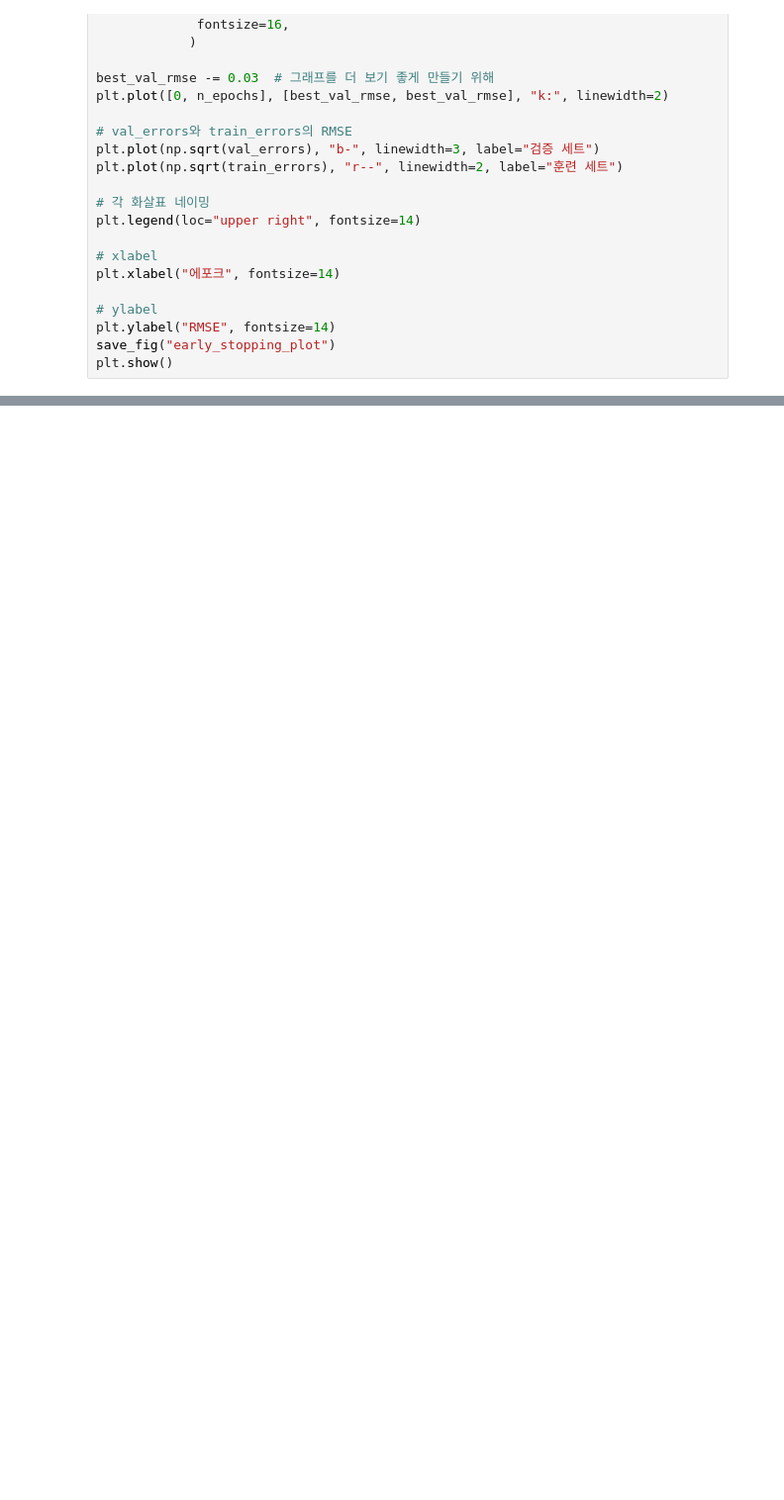
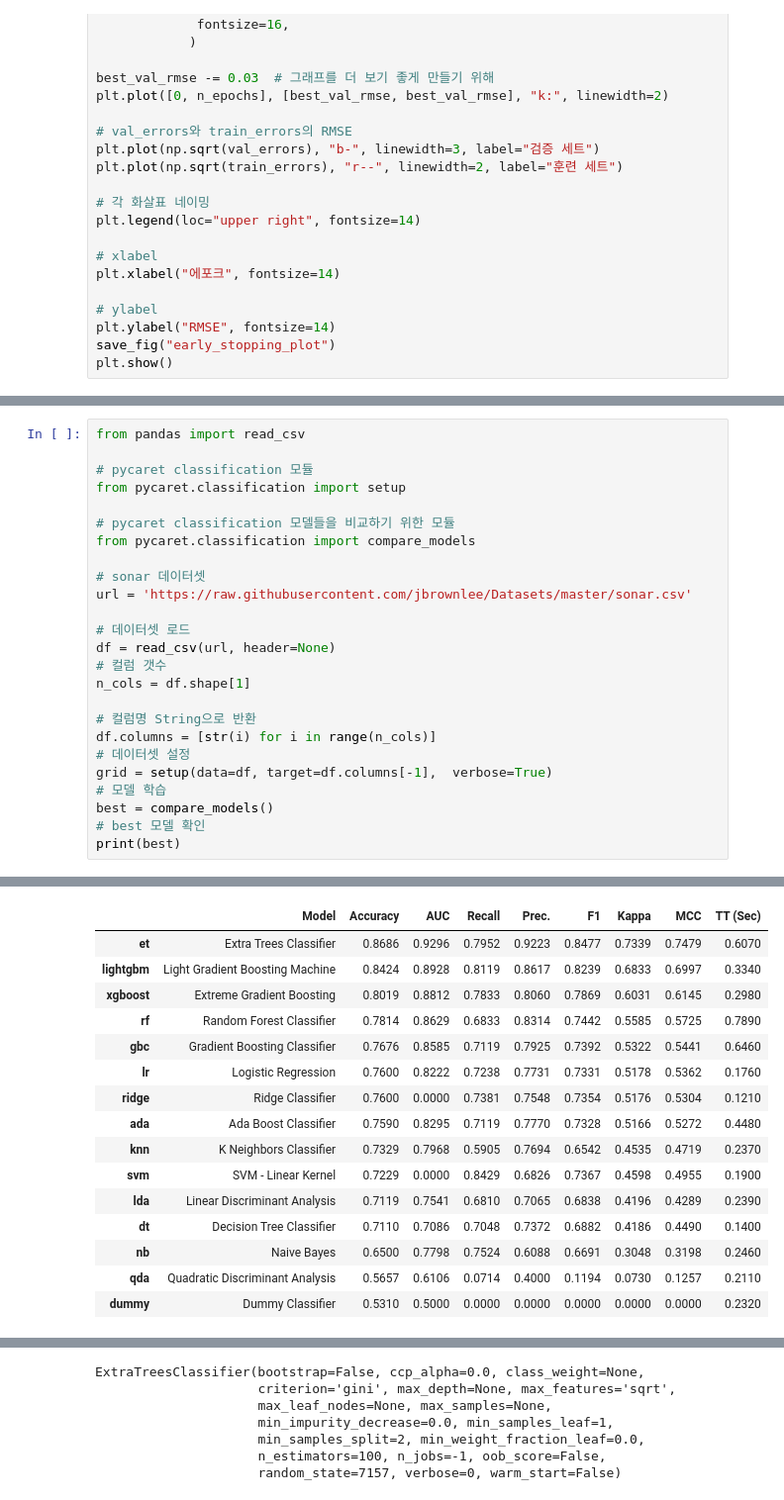
Before and after one commit to Hanbooyo/ML_lecture, a Jupyter notebook: ML_sample.ipynb, the cells around one changed output, grey strips where cells are left out. Shown at 99% size. Saved outputs shown, nothing was run; the diff lists cells and outputs as text; blank space fills up the shorter version.

```diff
--- a/ML_sample.ipynb
+++ b/ML_sample.ipynb
@@ -249,0 +1019,26 @@ plt.show()
+# %%
+from pandas import read_csv
+
+# pycaret classification 모듈
+from pycaret.classification import setup
+
+# pycaret classification 모델들을 비교하기 위한 모듈
+from pycaret.classification import compare_models
+
+# sonar 데이터셋
+url = 'https://raw.githubusercontent.com/jbrownlee/Datasets/master/sonar.csv'
+
+# 데이터셋 로드
+df = read_csv(url, header=None)
+# 컬럼 갯수
+n_cols = df.shape[1]
+
+# 컬럼명 String으로 반환
+df.columns = [str(i) for i in range(n_cols)]
+# 데이터셋 설정
+grid = setup(data=df, target=df.columns[-1],  verbose=True)
+# 모델 학습
+best = compare_models()
+# best 모델 확인
+print(best)
+# %% [output]
@@ -249,0 +1063,16 @@ plt.show()
+|  | Model | Accuracy | AUC | Recall | Prec. | F1 | Kappa | MCC | TT (Sec) |
+| et | Extra Trees Classifier | 0.8686 | 0.9296 | 0.7952 | 0.9223 | 0.8477 | 0.7339 | 0.7479 | 0.6070 |
+| lightgbm | Light Gradient Boosting Machine | 0.8424 | 0.8928 | 0.8119 | 0.8617 | 0.8239 | 0.6833 | 0.6997 | 0.3340 |
+| xgboost | Extreme Gradient Boosting | 0.8019 | 0.8812 | 0.7833 | 0.8060 | 0.7869 | 0.6031 | 0.6145 | 0.2980 |
+| rf | Random Forest Classifier | 0.7814 | 0.8629 | 0.6833 | 0.8314 | 0.7442 | 0.5585 | 0.5725 | 0.7890 |
+| gbc | Gradient Boosting Classifier | 0.7676 | 0.8585 | 0.7119 | 0.7925 | 0.7392 | 0.5322 | 0.5441 | 0.6460 |
+| lr | Logistic Regression | 0.7600 | 0.8222 | 0.7238 | 0.7731 | 0.7331 | 0.5178 | 0.5362 | 0.1760 |
+| ridge | Ridge Classifier | 0.7600 | 0.0000 | 0.7381 | 0.7548 | 0.7354 | 0.5176 | 0.5304 | 0.1210 |
+| ada | Ada Boost Classifier | 0.7590 | 0.8295 | 0.7119 | 0.7770 | 0.7328 | 0.5166 | 0.5272 | 0.4480 |
+| knn | K Neighbors Classifier | 0.7329 | 0.7968 | 0.5905 | 0.7694 | 0.6542 | 0.4535 | 0.4719 | 0.2370 |
+| svm | SVM - Linear Kernel | 0.7229 | 0.0000 | 0.8429 | 0.6826 | 0.7367 | 0.4598 | 0.4955 | 0.1900 |
+| lda | Linear Discriminant Analysis | 0.7119 | 0.7541 | 0.6810 | 0.7065 | 0.6838 | 0.4196 | 0.4289 | 0.2390 |
+| dt | Decision Tree Classifier | 0.7110 | 0.7086 | 0.7048 | 0.7372 | 0.6882 | 0.4186 | 0.4490 | 0.1400 |
+| nb | Naive Bayes | 0.6500 | 0.7798 | 0.7524 | 0.6088 | 0.6691 | 0.3048 | 0.3198 | 0.2460 |
+| qda | Quadratic Discriminant Analysis | 0.5657 | 0.6106 | 0.0714 | 0.4000 | 0.1194 | 0.0730 | 0.1257 | 0.2110 |
+| dummy | Dummy Classifier | 0.5310 | 0.5000 | 0.0000 | 0.0000 | 0.0000 | 0.0000 | 0.0000 | 0.2320 |
@@ -249,0 +1080,7 @@ plt.show()
+ExtraTreesClassifier(bootstrap=False, ccp_alpha=0.0, class_weight=None,
+                     criterion='gini', max_depth=None, max_features='sqrt',
+                     max_leaf_nodes=None, max_samples=None,
+                     min_impurity_decrease=0.0, min_samples_leaf=1,
+                     min_samples_split=2, min_weight_fraction_leaf=0.0,
+                     n_estimators=100, n_jobs=-1, oob_score=False,
+                     random_state=7157, verbose=0, warm_start=False)
```
Also changed, not shown: parts of 53 cells of this notebook.
